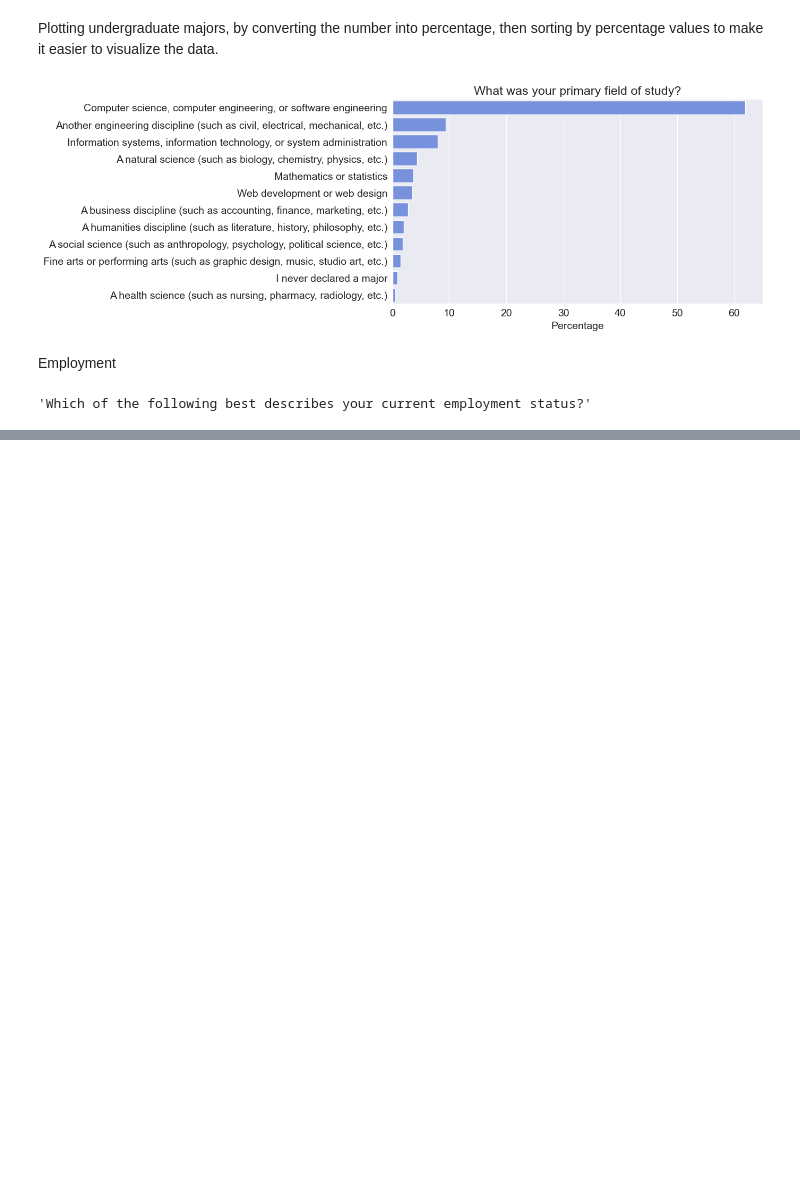
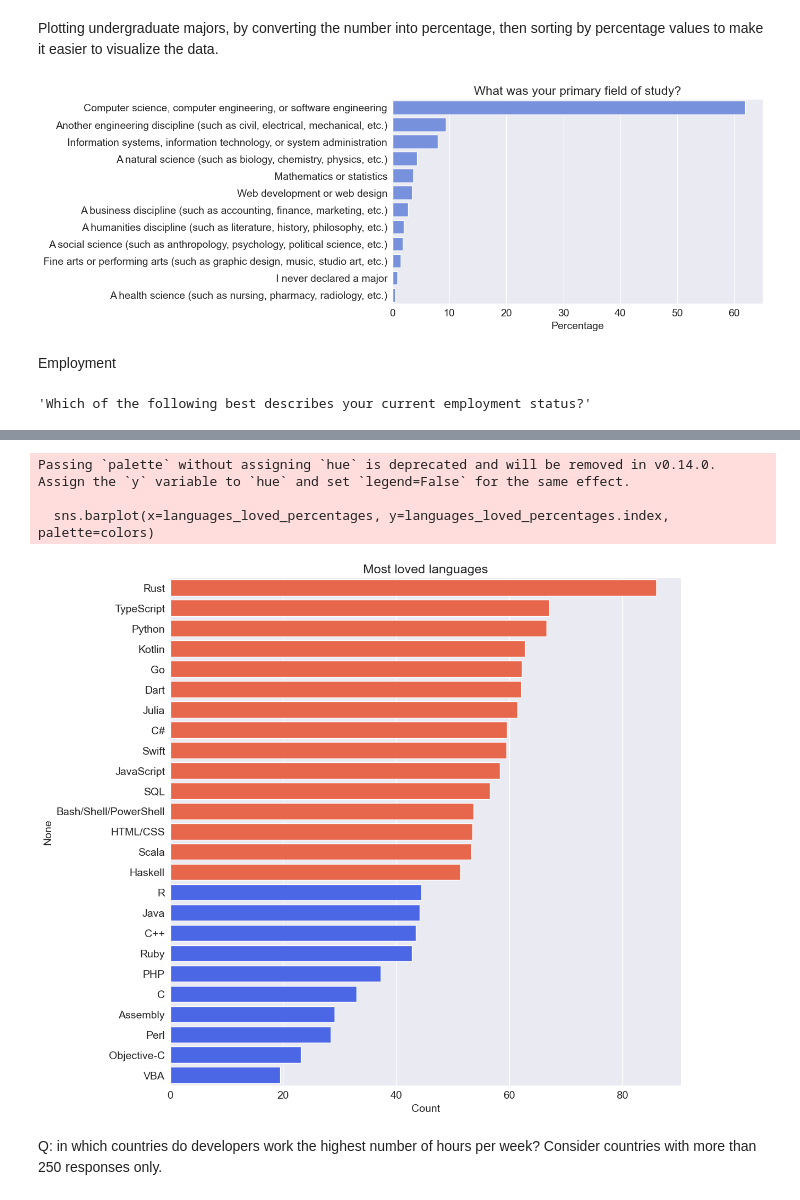
Before and after one commit to BetulAlbayrak1999/Pandas-Numpy-DataVisualization, a Jupyter notebook: RealWorld-Project-StackOverflow-data.ipynb, the cells around one changed output, grey strips where cells are left out. Drawn from its saved outputs; the diff is of its cells as text; code cells hidden in the pictures; blank space fills up the shorter version.

```diff
--- a/RealWorld-Project-StackOverflow-data.ipynb
+++ b/RealWorld-Project-StackOverflow-data.ipynb
@@ -167,0 +366,4 @@ plt.xlabel("Percentage");
+# %%
+languages_loved_df= languages_worked_df& languages_interested_df
+languages_loved_percentages= (languages_loved_df.sum()*100/languages_worked_df.sum()).sort_values(ascending=False)
+languages_loved_percentages
@@ -167,0 +388,13 @@ plt.xlabel("Percentage");
+# %%
+colors = ['#FF5733' if value > 50 else '#3357FF' for value in languages_loved_percentages]
+plt.figure(figsize=(12, 12))
+sns.barplot(x=languages_loved_percentages, y=languages_loved_percentages.index,  palette=colors)
+plt.title("Most loved languages")
+plt.xlabel("Count");
+# %% [output]
+Passing `palette` without assigning `hue` is deprecated and will be removed in v0.14.0. Assign the `y` variable to `hue` and set `legend=False` for the same effect.
+
+  sns.barplot(x=languages_loved_percentages, y=languages_loved_percentages.index,  palette=colors)
+[figure, added]
+# %% [markdown]
+Q: in which countries do developers work the highest number of hours per week? Consider countries with more than 250 responses only.
```
Also changed, not shown: parts of 23 cells of this notebook.
